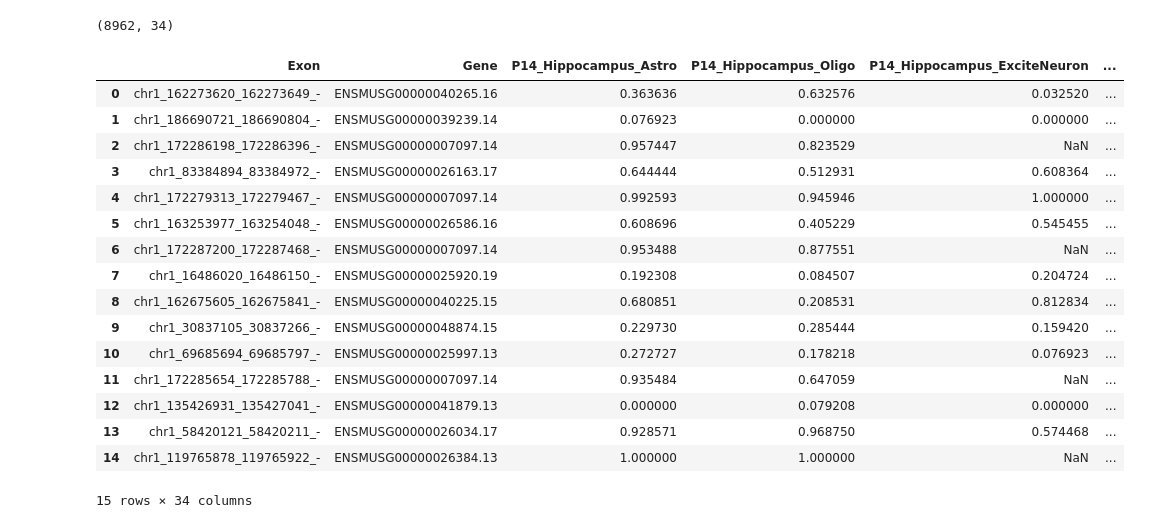
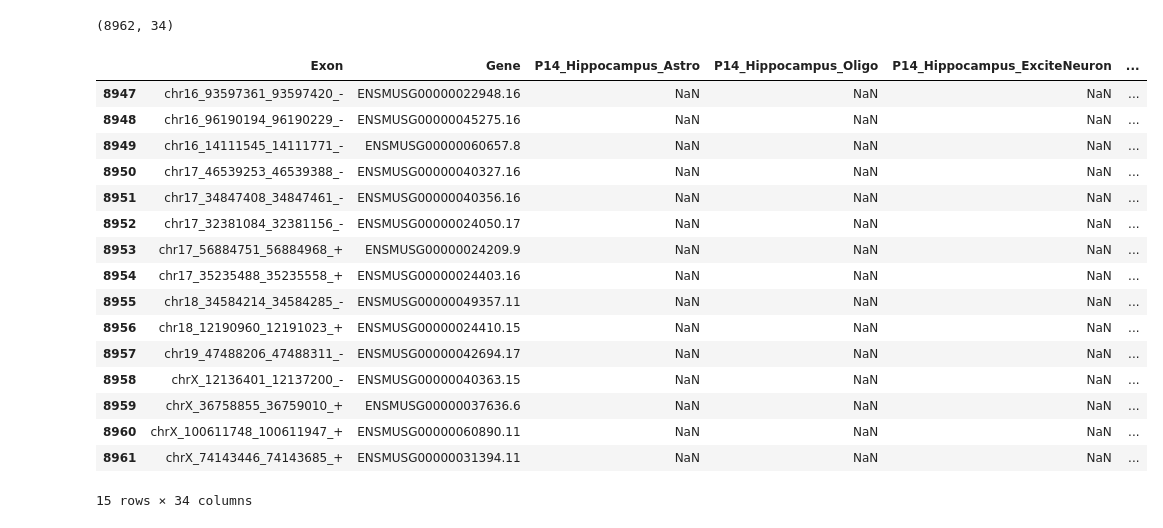
Before and after one commit to aimeenhile/fall25-csc-bioinf, a Jupyter notebook: final-project/src/exon_inclusion/analysis.ipynb, the cells around one changed output. Saved outputs shown, nothing was run; the diff lists cells and outputs as text; code cells hidden in the pictures.

```diff
--- a/final-project/src/exon_inclusion/analysis.ipynb
+++ b/final-project/src/exon_inclusion/analysis.ipynb
@@ -37,22 +40,22 @@ type_alt.shape
 # %% [output]
 (8962, 34)
 # %%
-type_alt.head(15)
+type_alt.tail(15)
 # %% [output]
 |  | Exon | Gene | P14_Hippocampus_Astro | P14_Hippocampus_Oligo | P14_Hippocampus_ExciteNeuron | ... |
-| 0 | chr1_162273620_162273649_- | ENSMUSG00000040265.16 | 0.363636 | 0.632576 | 0.032520 | ... |
-| 1 | chr1_186690721_186690804_- | ENSMUSG00000039239.14 | 0.076923 | 0.000000 | 0.000000 | ... |
-| 2 | chr1_172286198_172286396_- | ENSMUSG00000007097.14 | 0.957447 | 0.823529 | NaN | ... |
-| 3 | chr1_83384894_83384972_- | ENSMUSG00000026163.17 | 0.644444 | 0.512931 | 0.608364 | ... |
-| 4 | chr1_172279313_172279467_- | ENSMUSG00000007097.14 | 0.992593 | 0.945946 | 1.000000 | ... |
-| 5 | chr1_163253977_163254048_- | ENSMUSG00000026586.16 | 0.608696 | 0.405229 | 0.545455 | ... |
-| 6 | chr1_172287200_172287468_- | ENSMUSG00000007097.14 | 0.953488 | 0.877551 | NaN | ... |
-| 7 | chr1_16486020_16486150_- | ENSMUSG00000025920.19 | 0.192308 | 0.084507 | 0.204724 | ... |
-| 8 | chr1_162675605_162675841_- | ENSMUSG00000040225.15 | 0.680851 | 0.208531 | 0.812834 | ... |
-| 9 | chr1_30837105_30837266_- | ENSMUSG00000048874.15 | 0.229730 | 0.285444 | 0.159420 | ... |
-| 10 | chr1_69685694_69685797_- | ENSMUSG00000025997.13 | 0.272727 | 0.178218 | 0.076923 | ... |
-| 11 | chr1_172285654_172285788_- | ENSMUSG00000007097.14 | 0.935484 | 0.647059 | NaN | ... |
-| 12 | chr1_135426931_135427041_- | ENSMUSG00000041879.13 | 0.000000 | 0.079208 | 0.000000 | ... |
-| 13 | chr1_58420121_58420211_- | ENSMUSG00000026034.17 | 0.928571 | 0.968750 | 0.574468 | ... |
-| 14 | chr1_119765878_119765922_- | ENSMUSG00000026384.13 | 1.000000 | 1.000000 | NaN | ... |
+| 8947 | chr16_93597361_93597420_- | ENSMUSG00000022948.16 | NaN | NaN | NaN | ... |
+| 8948 | chr16_96190194_96190229_- | ENSMUSG00000045275.16 | NaN | NaN | NaN | ... |
+| 8949 | chr16_14111545_14111771_- | ENSMUSG00000060657.8 | NaN | NaN | NaN | ... |
+| 8950 | chr17_46539253_46539388_- | ENSMUSG00000040327.16 | NaN | NaN | NaN | ... |
+| 8951 | chr17_34847408_34847461_- | ENSMUSG00000040356.16 | NaN | NaN | NaN | ... |
+| 8952 | chr17_32381084_32381156_- | ENSMUSG00000024050.17 | NaN | NaN | NaN | ... |
+| 8953 | chr17_56884751_56884968_+ | ENSMUSG00000024209.9 | NaN | NaN | NaN | ... |
+| 8954 | chr17_35235488_35235558_+ | ENSMUSG00000024403.16 | NaN | NaN | NaN | ... |
+| 8955 | chr18_34584214_34584285_- | ENSMUSG00000049357.11 | NaN | NaN | NaN | ... |
+| 8956 | chr18_12190960_12191023_+ | ENSMUSG00000024410.15 | NaN | NaN | NaN | ... |
+| 8957 | chr19_47488206_47488311_- | ENSMUSG00000042694.17 | NaN | NaN | NaN | ... |
+| 8958 | chrX_12136401_12137200_- | ENSMUSG00000040363.15 | NaN | NaN | NaN | ... |
+| 8959 | chrX_36758855_36759010_+ | ENSMUSG00000037636.6 | NaN | NaN | NaN | ... |
+| 8960 | chrX_100611748_100611947_+ | ENSMUSG00000060890.11 | NaN | NaN | NaN | ... |
+| 8961 | chrX_74143446_74143685_+ | ENSMUSG00000031394.11 | NaN | NaN | NaN | ... |
 15 rows × 34 columns
```
Also changed, not shown: parts of 2 cells of this notebook, 2 other files.
